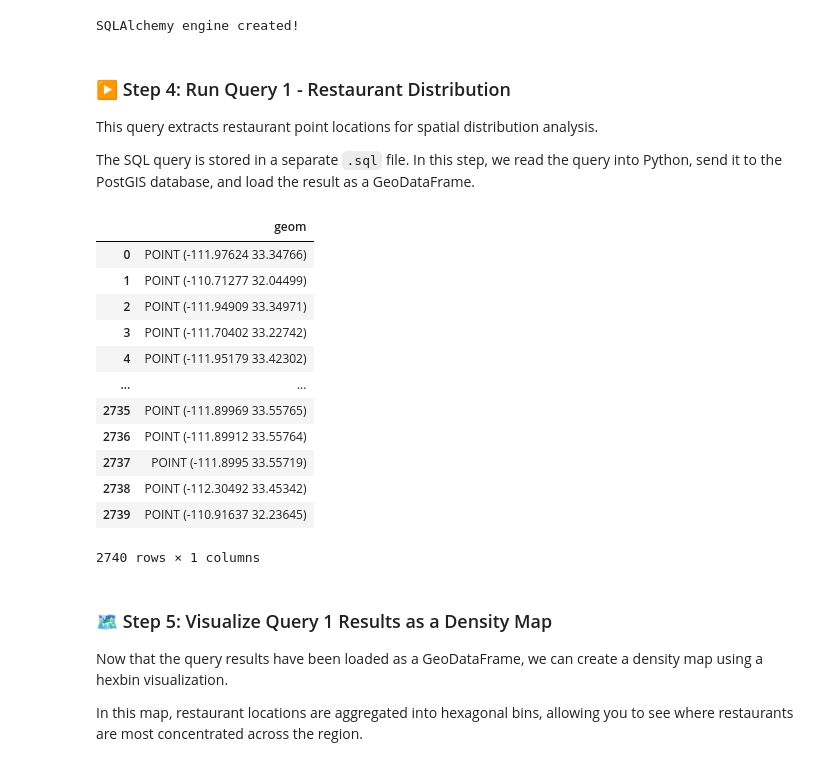
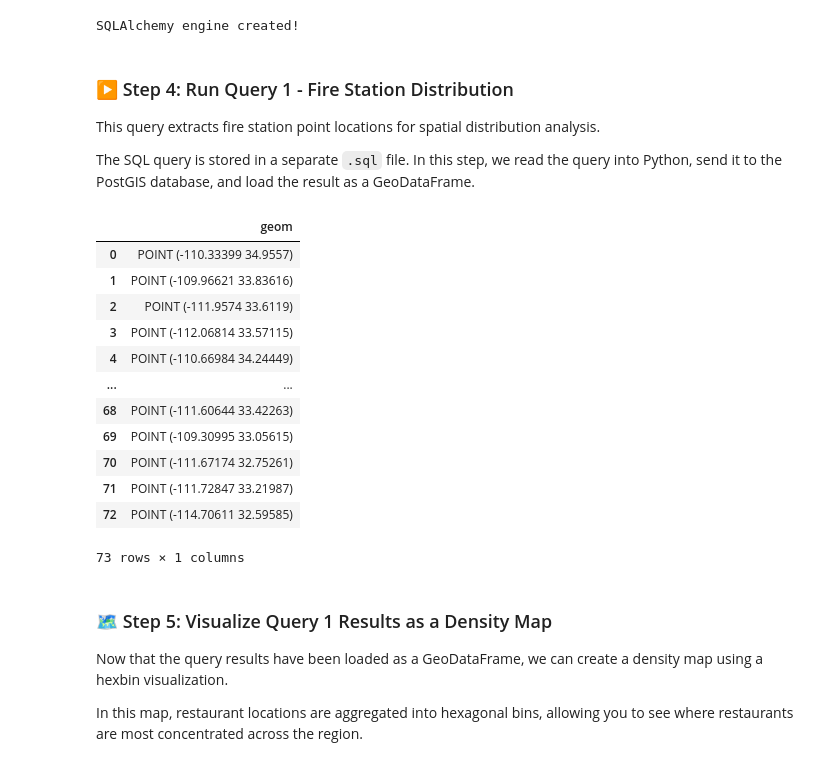
Before and after one commit to laurbolton/gist604b-osm-postgis-sp26, a Jupyter notebook: notebooks/osm_postgis_massachusetts.ipynb, the cells around one changed output. Drawn from its saved outputs; the diff is of its cells as text; code cells hidden in the pictures.

```diff
--- a/notebooks/osm_postgis_massachusetts.ipynb
+++ b/notebooks/osm_postgis_massachusetts.ipynb
@@ -124,39 +132,38 @@ print("SQLAlchemy engine created!")
 # %% [output]
 SQLAlchemy engine created!
 # %% [markdown]
-### ▶️ Step 4: Run Query 1 - Restaurant Distribution
+### ▶️ Step 4: Run Query 1 - Fire Station Distribution
 
-This query extracts restaurant point locations for spatial distribution analysis.
+This query extracts fire station point locations for spatial distribution analysis.
 
 The SQL query is stored in a separate `.sql` file. In this step, we read the query into Python, send it to the PostGIS database, and load the result as a GeoDataFrame.
 # %%
-query_1_file = Path("../sql/arizona/01_osm_restaurant_distribution.sql")
-
+query_1_file = Path("../sql/massachusetts/01_osm_fire_station_distribution.sql")
 # Read SQL query from file
 query_1_sql = query_1_file.read_text(encoding="utf-8")
 
 # Execute query and load result as a GeoDataFrame
 try:
     query_1_results = gpd.read_postgis(query_1_sql, engine, geom_col="geom")
     # Display results
     display(query_1_results)
 except Exception as e:
     print("❌ Query failed:")
     print(e)
 # %% [output]
 |  | geom |
-| 0 | POINT (-111.97624 33.34766) |
-| 1 | POINT (-110.71277 32.04499) |
-| 2 | POINT (-111.94909 33.34971) |
-| 3 | POINT (-111.70402 33.22742) |
-| 4 | POINT (-111.95179 33.42302) |
+| 0 | POINT (-110.33399 34.9557) |
+| 1 | POINT (-109.96621 33.83616) |
+| 2 | POINT (-111.9574 33.6119) |
+| 3 | POINT (-112.06814 33.57115) |
+| 4 | POINT (-110.66984 34.24449) |
 | ... | ... |
-| 2735 | POINT (-111.89969 33.55765) |
-| 2736 | POINT (-111.89912 33.55764) |
-| 2737 | POINT (-111.8995 33.55719) |
-| 2738 | POINT (-112.30492 33.45342) |
-| 2739 | POINT (-110.91637 32.23645) |
+| 68 | POINT (-111.60644 33.42263) |
+| 69 | POINT (-109.30995 33.05615) |
+| 70 | POINT (-111.67174 32.75261) |
+| 71 | POINT (-111.72847 33.21987) |
+| 72 | POINT (-114.70611 32.59585) |
-2740 rows × 1 columns
+73 rows × 1 columns
 # %% [markdown]
 ### 🗺️ Step 5: Visualize Query 1 Results as a Density Map
 
```
Also changed, not shown: parts of 4 cells of this notebook, 6 other files.
